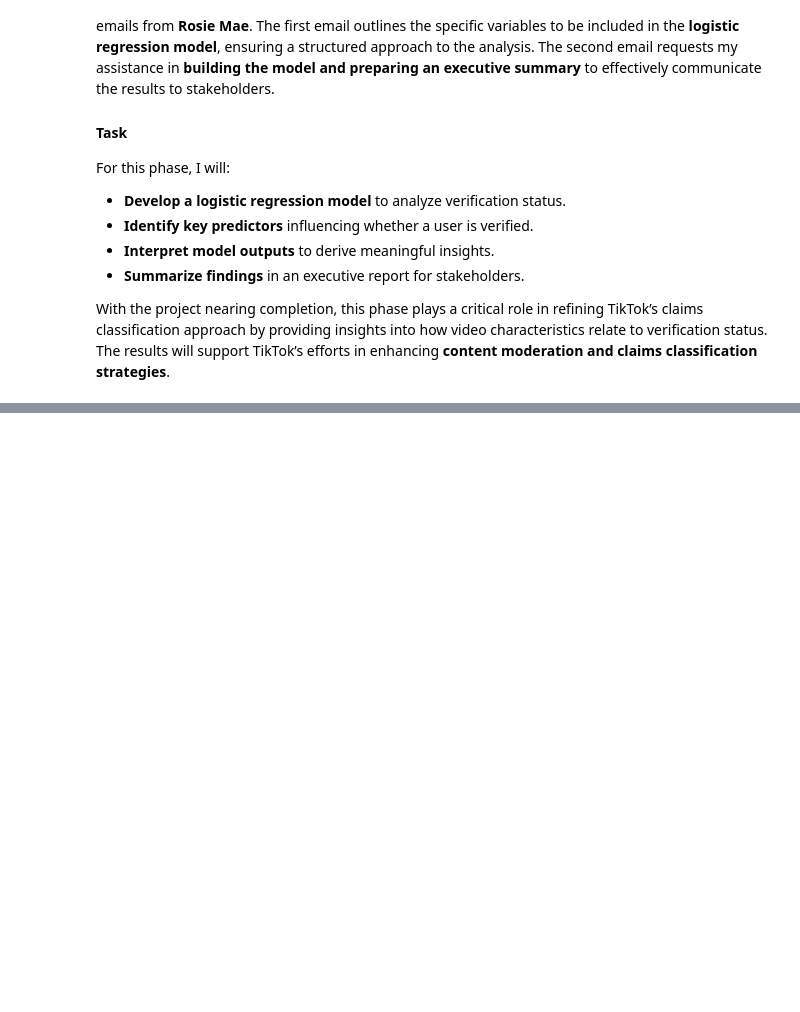
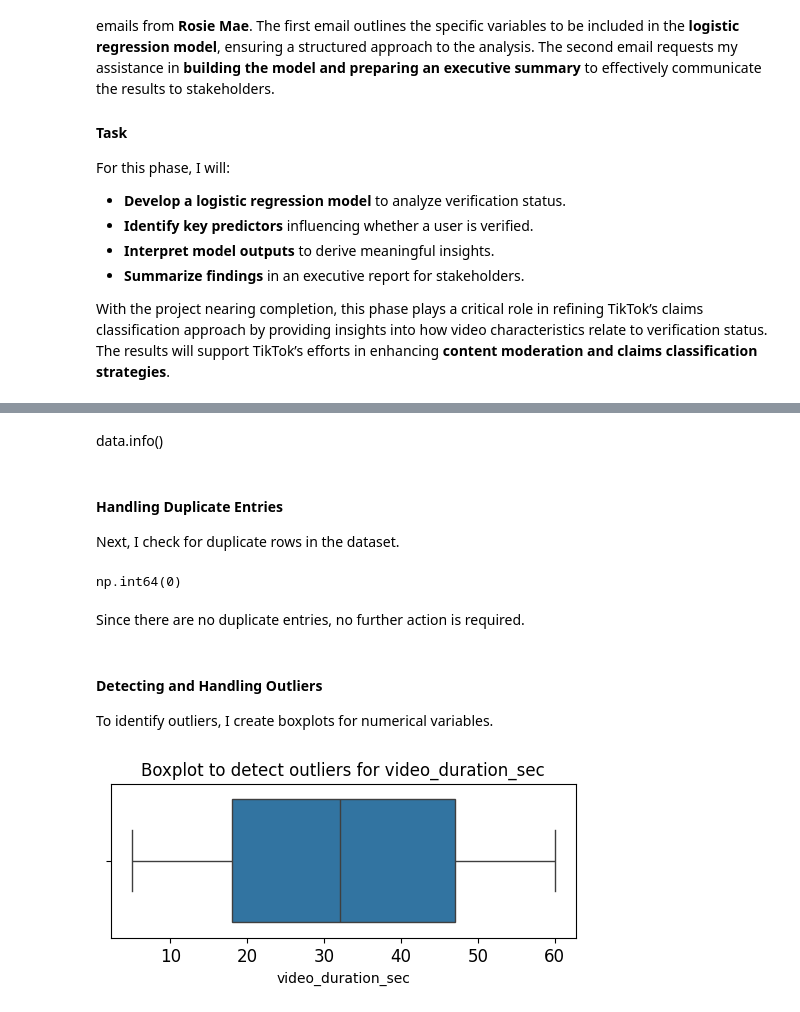
Before and after one commit to Cyberoctane29/TikTok-Claims-Classification-End-to-End-Analysis-and-Modeling, a Jupyter notebook: TikTok_Claims_Classification_Part2_Statistical_Analysis_to_Modeling.ipynb, the cells around one changed output, grey strips where cells are left out. Drawn from its saved outputs; the diff is of its cells as text; code cells hidden in the pictures; blank space fills up the shorter version.

```diff
--- a/TikTok_Claims_Classification_Part2_Statistical_Analysis_to_Modeling.ipynb
+++ b/TikTok_Claims_Classification_Part2_Statistical_Analysis_to_Modeling.ipynb
@@ -312,0 +427,22 @@ With the project nearing completion, this phase plays a critical role in refinin
+# %% [markdown]
+data.info()
+# %% [markdown]
+#### **Handling Duplicate Entries**
+Next, I check for duplicate rows in the dataset.
+# %%
+data.duplicated().sum()
+# %% [output]
+np.int64(0)
+# %% [markdown]
+Since there are no duplicate entries, no further action is required.
+# %% [markdown]
+#### **Detecting and Handling Outliers**
+To identify outliers, I create boxplots for numerical variables.
+# %%
+plt.figure(figsize=(6,2))
+sns.boxplot(x=data['video_duration_sec'])
+plt.title('Boxplot to detect outliers for video_duration_sec', fontsize=12)
+plt.xticks(fontsize=12)
+plt.show()
+# %% [output]
+[figure, added]
```
Also changed, not shown: parts of 117 cells of this notebook, 2 other files.
